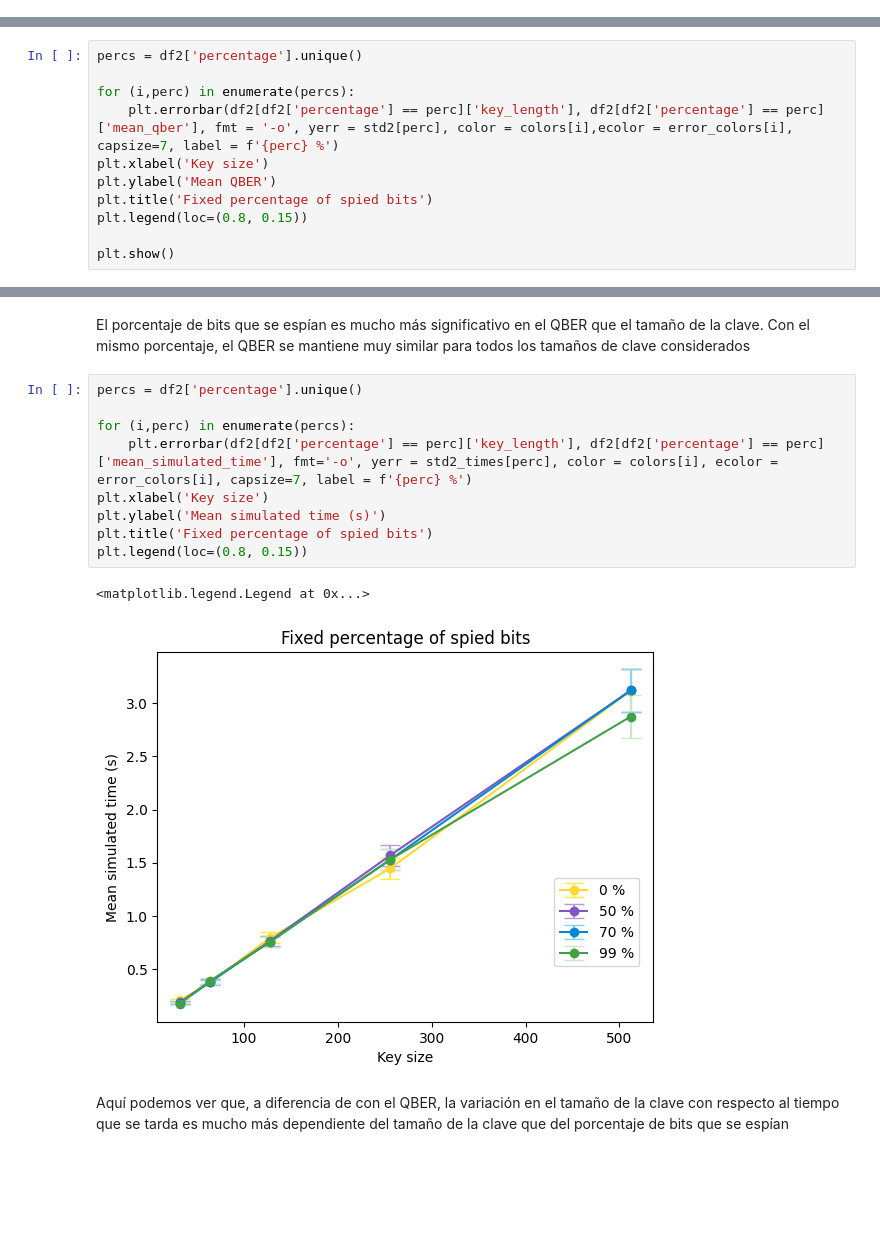
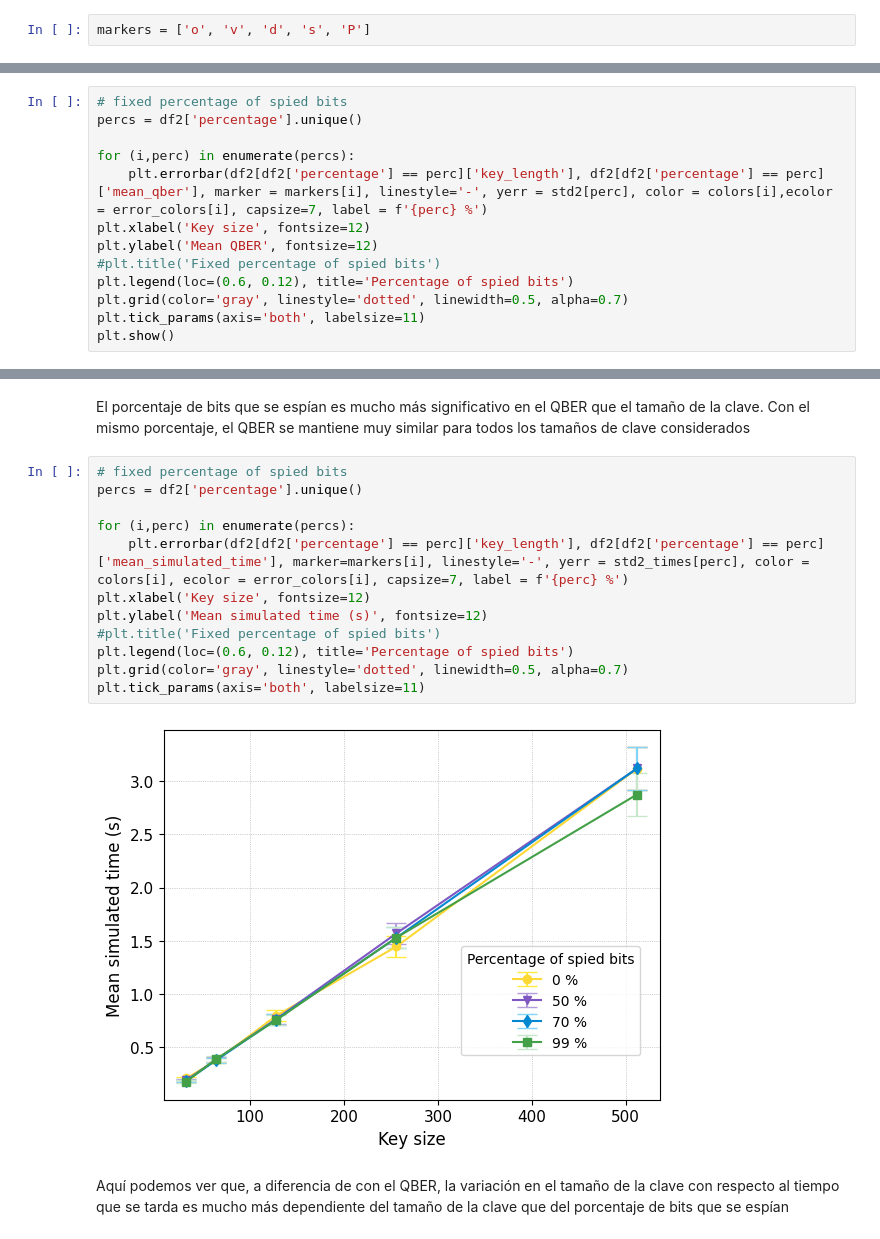
Before and after one commit to adbricio/eavesdropper, a Jupyter notebook: results/graficas.ipynb, the cells around one changed output, grey strips where cells are left out. Saved outputs shown, nothing was run; the diff lists cells and outputs as text; blank space fills up the shorter version.

```diff
--- a/results/graficas.ipynb
+++ b/results/graficas.ipynb
@@ -192,17 +194,21 @@ plt.title('256-bit key')
 # %% [output]
 Text(0.5, 1.0, '256-bit key')
 [figure]
+# %%
+markers = ['o', 'v', 'd', 's', 'P']
 # %% [markdown]
 no entiendo esto la verdad, cuantos mas bits se espian menos se tarda????? no tiene sentido
 # %%
+# fixed percentage of spied bits
 percs = df2['percentage'].unique()
 
 for (i,perc) in enumerate(percs):
-    plt.errorbar(df2[df2['percentage'] == perc]['key_length'], df2[df2['percentage'] == perc]['mean_qber'], fmt = '-o', yerr = std2[perc], color = colors[i],ecolor = error_colors[i], capsize=7, label = f'{perc} %')
-plt.xlabel('Key size')
-plt.ylabel('Mean QBER')
-plt.title('Fixed percentage of spied bits')
-plt.legend(loc=(0.8, 0.15))
-
+    plt.errorbar(df2[df2['percentage'] == perc]['key_length'], df2[df2['percentage'] == perc]['mean_qber'], marker = markers[i], linestyle='-', yerr = std2[perc], color = colors[i],ecolor = error_colors[i], capsize=7, label = f'{perc} %')
+plt.xlabel('Key size', fontsize=12)
+plt.ylabel('Mean QBER', fontsize=12)
+#plt.title('Fixed percentage of spied bits')
+plt.legend(loc=(0.6, 0.12), title='Percentage of spied bits')
+plt.grid(color='gray', linestyle='dotted', linewidth=0.5, alpha=0.7)
+plt.tick_params(axis='both', labelsize=11)
 plt.show()
 # %% [output]
@@ -210,17 +216,19 @@ plt.show()
 # %% [markdown]
 El porcentaje de bits que se espían es mucho más significativo en el QBER que el tamaño de la clave. Con el mismo porcentaje, el QBER se mantiene muy similar para todos los tamaños de clave considerados
 # %%
+# fixed percentage of spied bits
 percs = df2['percentage'].unique()
 
 for (i,perc) in enumerate(percs):
-    plt.errorbar(df2[df2['percentage'] == perc]['key_length'], df2[df2['percentage'] == perc]['mean_simulated_time'], fmt='-o', yerr = std2_times[perc], color = colors[i], ecolor = error_colors[i], capsize=7, label = f'{perc} %')
-plt.xlabel('Key size')
-plt.ylabel('Mean simulated time (s)')
-plt.title('Fixed percentage of spied bits')
-plt.legend(loc=(0.8, 0.15))
+    plt.errorbar(df2[df2['percentage'] == perc]['key_length'], df2[df2['percentage'] == perc]['mean_simulated_time'], marker=markers[i], linestyle='-', yerr = std2_times[perc], color = colors[i], ecolor = error_colors[i], capsize=7, label = f'{perc} %')
+plt.xlabel('Key size', fontsize=12)
+plt.ylabel('Mean simulated time (s)', fontsize=12)
+#plt.title('Fixed percentage of spied bits')
+plt.legend(loc=(0.6, 0.12), title='Percentage of spied bits')
+plt.grid(color='gray', linestyle='dotted', linewidth=0.5, alpha=0.7)
+plt.tick_params(axis='both', labelsize=11)
 # %% [output]
-<matplotlib.legend.Legend at 0x...>
-[figure, old version]
+[figure, new version]
 # %% [markdown]
 Aquí podemos ver que, a diferencia de con el QBER, la variación en el tamaño de la clave con respecto al tiempo que se tarda es mucho más dependiente del tamaño de la clave que del porcentaje de bits que se espían
 # %%
```
Also changed, not shown: parts of 9 cells of this notebook.
